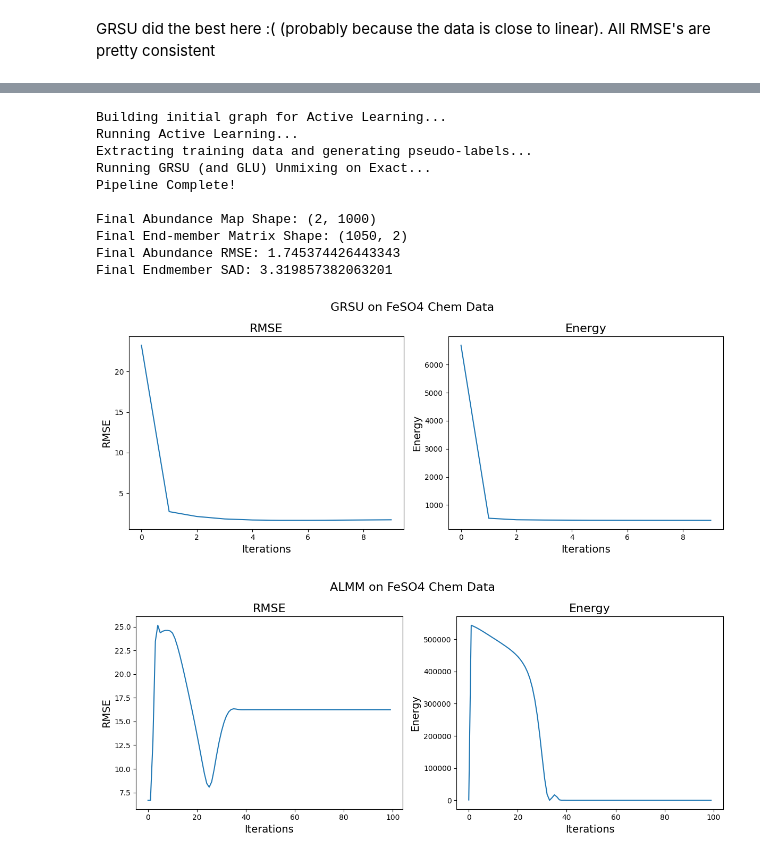
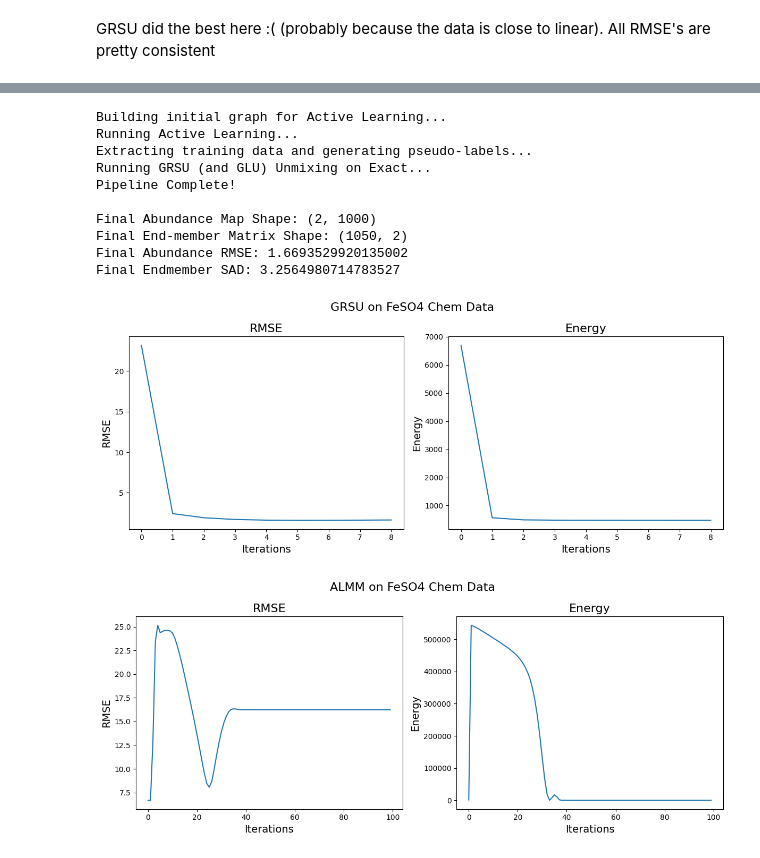
Before and after one commit to mtyler1059/Nearly-Blind-Hyperspectral-Unmixing, a Jupyter notebook: chem_experiments.ipynb, the cells around one changed output, grey strips where cells are left out. Cells and saved outputs as stored; diff of their text form; code cells hidden in the pictures.

```diff
--- a/chem_experiments.ipynb
+++ b/chem_experiments.ipynb
@@ -1111,39 +1154,39 @@ Final Endmember SAD: 3.535263517907276
 # %%
 # GRSU (Exact)
 # ==========
-# Best RMSE: 2.0533803818690957
+# Best RMSE: 1.6970050181578018
 # Best alpha: 10
-# Best lambda: 1
+# Best lambda: 5000
 # Best gamma: 100.0
 # Best rho: 0.01
-# RMSE: 2.0533803818690957
-# SAD: 3.503031247882748
+# RMSE: 1.6970050181578018
+#  SAD: 3.2979389070520106
 
 # Actual Run
 A_GRSU_chem_FeSO4, S_GRSU_chem_FeSO4, A_GRSU_RMSE_chem_FeSO4, S_GRSU_RMSE_chem_FeSO4 = run_unmixing_pipeline_example(X = X_chem_FeSO4, A_gt = A_gt_chem_FeSO4, S_gt = S_gt_chem_FeSO4,
-                                                                                         N = 1000, iters = iters, alpha = 10.0, lam = 1.0, gamma = 100.0, rho = 0.01, m_0 = 2,
+                                                                                         N = 1000, iters = iters, alpha = 10.0, lam = 5000.0, gamma = 100.0, rho = 0.01, m_0 = 2,
                                                                                          print_bool = True, OH_labels = False, GRSU_bool = True,
                                                                                          A_error = False, RMSE_plot = False, Energy_plot = False, title_0 = "GRSU on FeSO4 Chem Data",
                                                                                          prep = None, array_plots = False)
 
 # Error and Energy arrays
 GRSU_chem_FeSO4_RMSE, GRSU_chem_FeSO4_energy, __, __ = run_unmixing_pipeline_example(X = X_chem_FeSO4, A_gt = A_gt_chem_FeSO4, S_gt = S_gt_chem_FeSO4,
-                                                                        N = 1000, iters = iters, alpha = 10.0, lam = 1.0, gamma = 100.0, rho = 0.01, m_0 = 2,
+                                                                        N = 1000, iters = iters, alpha = 10.0, lam = 5000.0, gamma = 100.0, rho = 0.01, m_0 = 2,
                                                                         print_bool = False, OH_labels = False, GRSU_bool = True,
                                                                         A_error = False, RMSE_plot = True, Energy_plot = True, title_0 = "GRSU on FeSO4 Chem Data",
                                                                         prep = None, array_plots = True)
 # %% [output]
 Building initial graph for Active Learning...
 Running Active Learning...
 Extracting training data and generating pseudo-labels...
 Running GRSU (and GLU) Unmixing on Exact...
 Pipeline Complete!
 
 Final Abundance Map Shape: (2, 1000)
 Final End-member Matrix Shape: (1050, 2)
-Final Abundance RMSE: 1.745374426443343
-Final Endmember SAD: 3.319857382063201
+Final Abundance RMSE: 1.6693529920135002
+Final Endmember SAD: 3.2564980714783527
-[figure, old version]
+[figure, new version]
 # %%
 # ALMM
 # ==========
```
Also changed, not shown: parts of 23 cells of this notebook, 9 other files.
